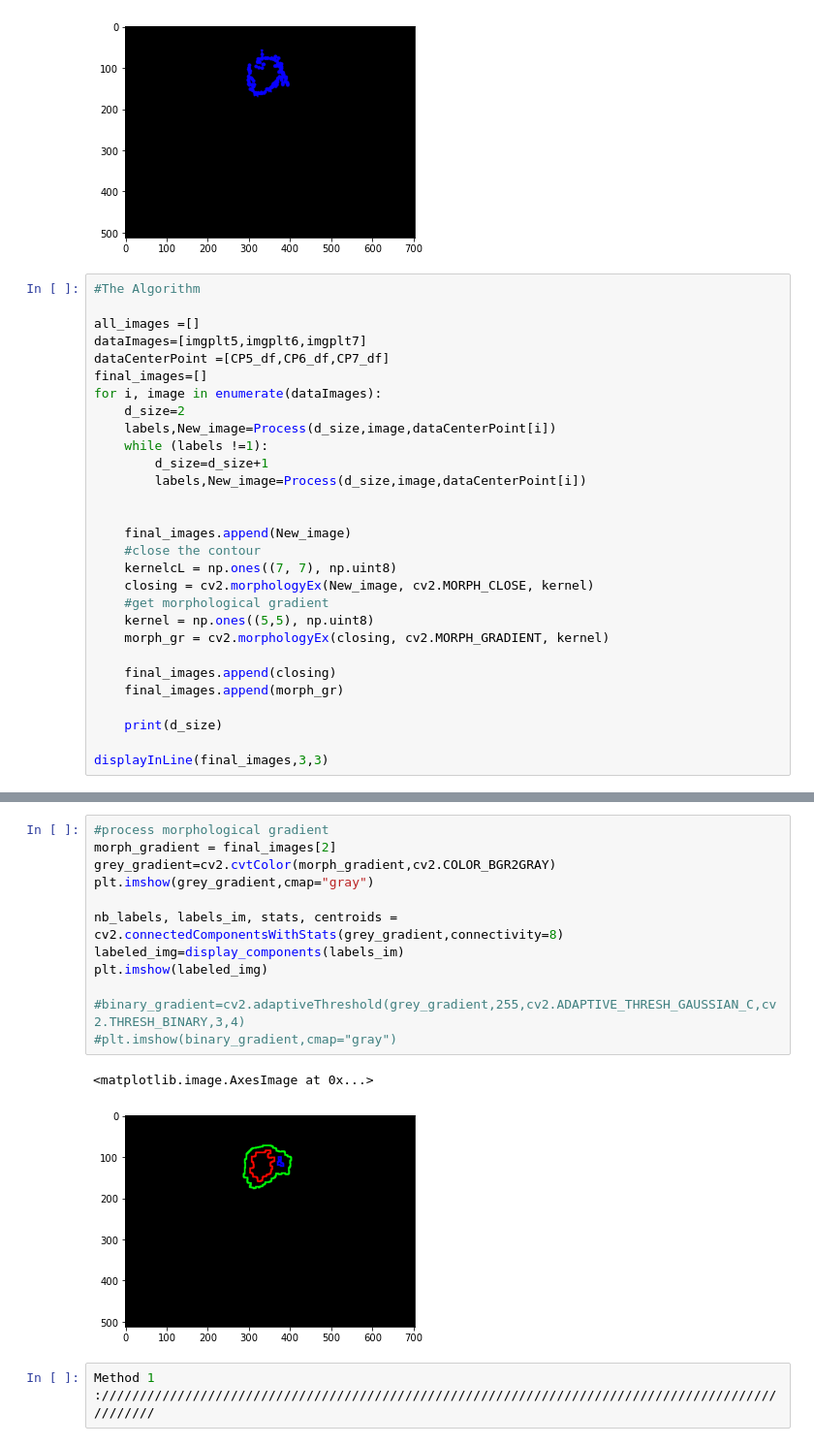
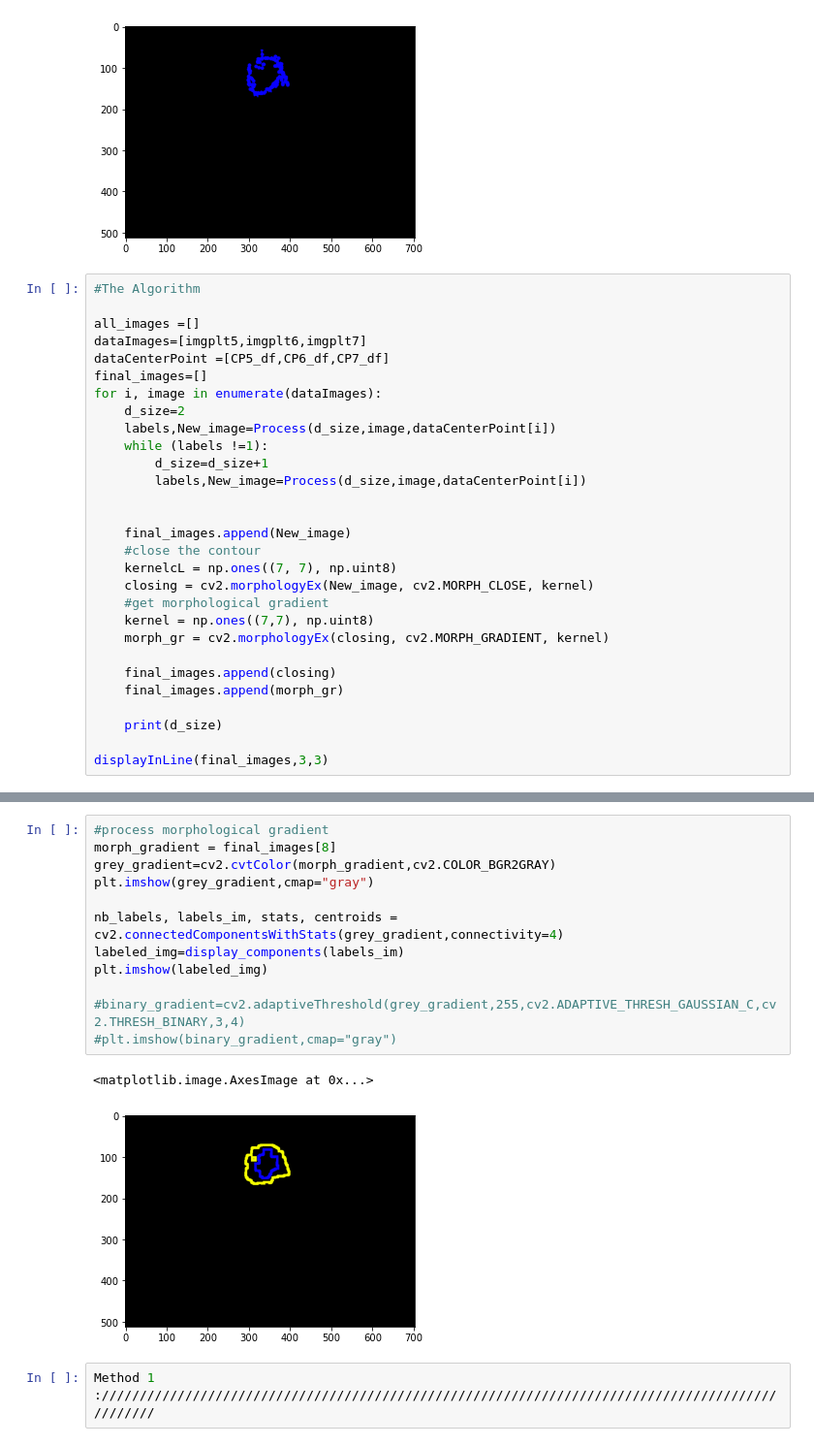
Before and after one commit to yousraBRK/Vesicule_Segmentation_with_ContourRegularisation, a Jupyter notebook: Code.ipynb, the cells around one changed output, grey strips where cells are left out. Shown at 97% size. Drawn from its saved outputs; the diff is of its cells as text.

Commit message:
process morphological gradient

```diff
--- a/Code.ipynb
+++ b/Code.ipynb
@@ -322,7 +322,7 @@ for i, image in enumerate(dataImages):
     kernelcL = np.ones((7, 7), np.uint8)
     closing = cv2.morphologyEx(New_image, cv2.MORPH_CLOSE, kernel)
     #get morphological gradient
-    kernel = np.ones((5,5), np.uint8)
+    kernel = np.ones((7,7), np.uint8)
     morph_gr = cv2.morphologyEx(closing, cv2.MORPH_GRADIENT, kernel)
 
     final_images.append(closing)
@@ -348,18 +348,18 @@ the was  6 labels and the bacame 2 labels
 # %%
 #process morphological gradient
-morph_gradient = final_images[2]
+morph_gradient = final_images[8]
 grey_gradient=cv2.cvtColor(morph_gradient,cv2.COLOR_BGR2GRAY)
 plt.imshow(grey_gradient,cmap="gray")
 
-nb_labels, labels_im, stats, centroids = cv2.connectedComponentsWithStats(grey_gradient,connectivity=8)
+nb_labels, labels_im, stats, centroids = cv2.connectedComponentsWithStats(grey_gradient,connectivity=4)
 labeled_img=display_components(labels_im)
 plt.imshow(labeled_img)
 
 #binary_gradient=cv2.adaptiveThreshold(grey_gradient,255,cv2.ADAPTIVE_THRESH_GAUSSIAN_C,cv2.THRESH_BINARY,3,4)
 #plt.imshow(binary_gradient,cmap="gray")
 # %% [output]
 <matplotlib.image.AxesImage at 0x...>
-[figure, old version]
+[figure, new version]
 # %%
 Method 1 ://///////////////////////////////////////////////////////////////////////////////////////////////
 # %%
```
Also changed, not shown: parts of 1 cell of this notebook.
